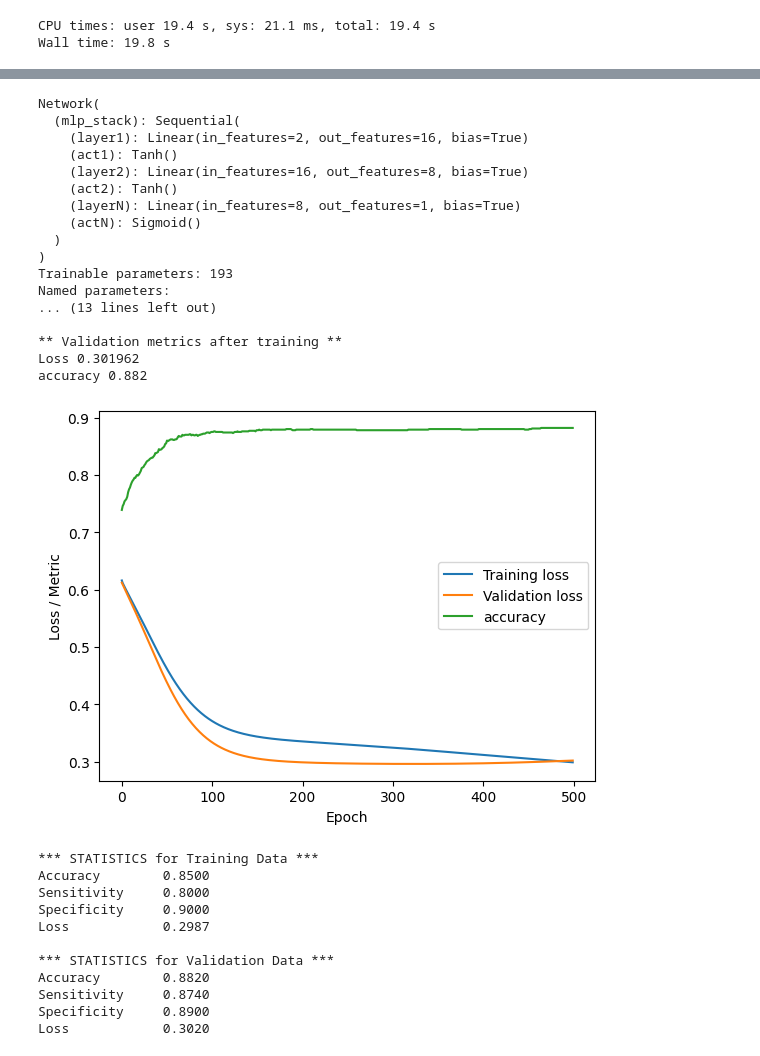
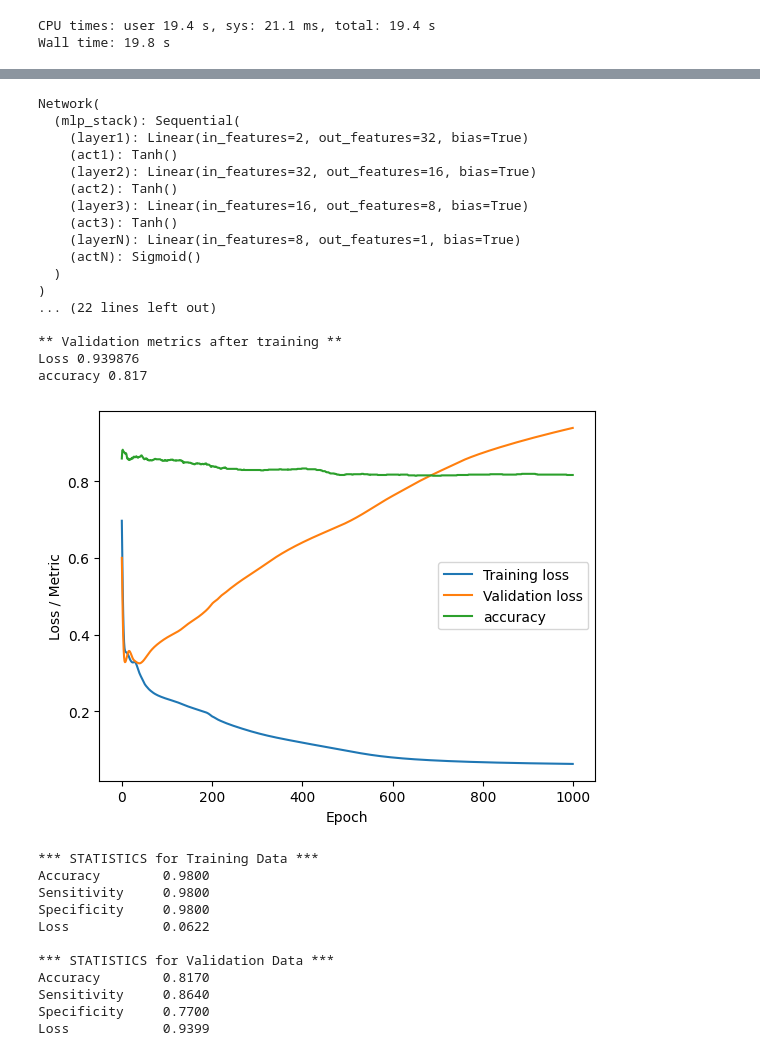
Before and after one commit to myngoc-trg/BERN04_ANN_DeepLearning, a Jupyter notebook: Lab_2/lab2.ipynb, the cells around one changed output, grey strips where cells are left out. Saved outputs shown, nothing was run; the diff lists cells and outputs as text; code cells hidden in the pictures.

```diff
--- a/Lab_2/lab2.ipynb
+++ b/Lab_2/lab2.ipynb
@@ -2737,16 +2745,16 @@ x_val = (x_val - mu) / std
 model_ex1 = Network(
     inputs = x_trn.shape[1],        # number of input nodes
     outputs = 1,                    # if binary --> 1 |  regression--> num inputs | multi-class--> num of classes
-    nodes = [16,8],                    # number of nodes in hidden layer
+    nodes = [32,16,8],                    # number of nodes in hidden layer
     activation = nn.Tanh,           # activation function in hidden layer
     out_activation = nn.Sigmoid,    # activation function in output layer (if not linear)
     ).to(device)                    # move data to GPU or keep with CPU
 
 # Optimization parameters
 opt_method = torch.optim.Adam   # minimization method
-learning_rate = 0.001            # learning rate
+learning_rate = 0.01            # learning rate
 loss_fn = nn.BCELoss()          # loss function, binary cross entropy
-number_epochs = 500
+number_epochs = 1000
 minibatch_size = 64
 
 # Additional metrics to print {name: metric}
@@ -2774,49 +2782,49 @@ train_loss, val_loss, metrics_res = train_loop(
     val_dataloader=dl_val,
     loss_fn=loss_fn,
     metrics=metrics,
     optimizer=optimizer,
     print_every=100,
     epochs=number_epochs)
 
 # Plot the training history
 plot_training(train_loss, val_loss, metrics_res)
 
 # Call the stats function to print out statistics for classification problems
 stats_classification(model_ex1, dset_trn, loss_fn=loss_fn, label="Training")
 stats_classification(model_ex1, dset_val, loss_fn=loss_fn, label="Validation")
 
 # Plot the decision boundary with respect to the training data
 decision_boundary(x_trn, d_trn, model_ex1)
 
 # Uncomment this to plot the decision boundary with respect to the validation data
 #decision_boundary(x_val, d_val, model_ex1)
 # %% [output]
 Network(
   (mlp_stack): Sequential(
-    (layer1): Linear(in_features=2, out_features=16, bias=True)
+    (layer1): Linear(in_features=2, out_features=32, bias=True)
     (act1): Tanh()
-    (layer2): Linear(in_features=16, out_features=8, bias=True)
+    (layer2): Linear(in_features=32, out_features=16, bias=True)
     (act2): Tanh()
+    (layer3): Linear(in_features=16, out_features=8, bias=True)
+    (act3): Tanh()
     (layerN): Linear(in_features=8, out_features=1, bias=True)
     (actN): Sigmoid()
   )
 )
-Trainable parameters: 193
-Named parameters:
-... (13 lines left out)
+... (22 lines left out)
 
 ** Validation metrics after training **
-Loss 0.301962
-accuracy 0.882
+Loss 0.939876
+accuracy 0.817
-[figure, old version]
+[figure, new version]
 *** STATISTICS for Training Data ***
-Accuracy        0.8500
-Sensitivity     0.8000
-Specificity     0.9000
-Loss            0.2987
+Accuracy        0.9800
+Sensitivity     0.9800
+Specificity     0.9800
+Loss            0.0622
 
 *** STATISTICS for Validation Data ***
-Accuracy        0.8820
-Sensitivity     0.8740
-Specificity     0.8900
-Loss            0.3020
+Accuracy        0.8170
+Sensitivity     0.8640
+Specificity     0.7700
+Loss            0.9399
```
Also changed, not shown: parts of 3 cells of this notebook.
